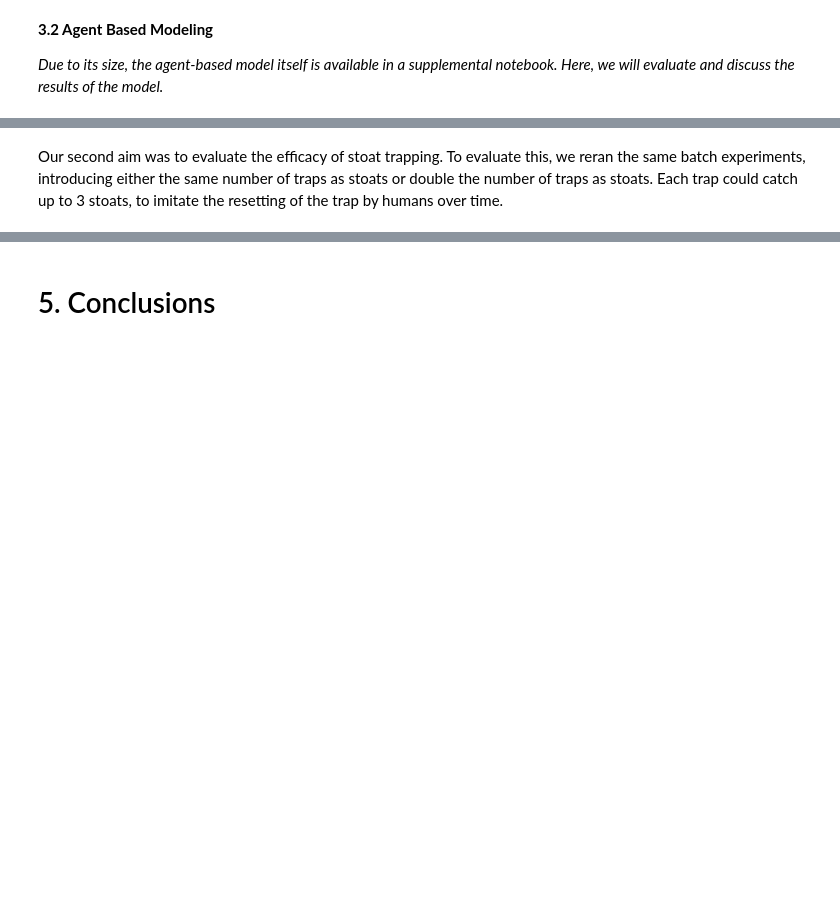
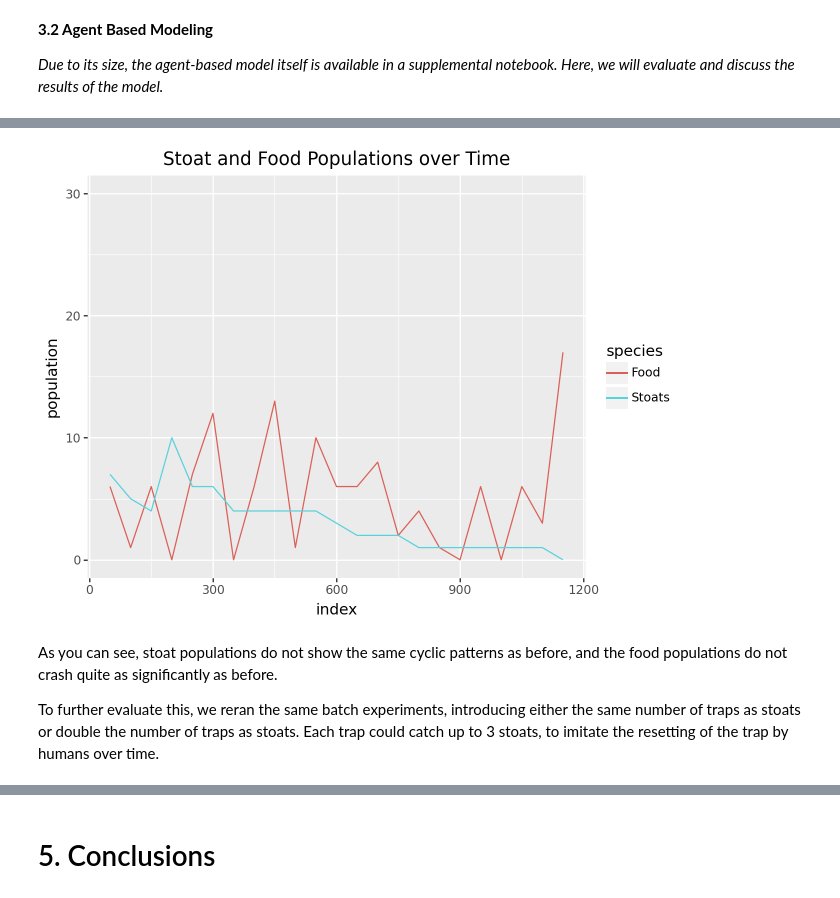
Before and after one commit to k-atej/stoatmodel, a Jupyter notebook: scicomp-stoat-model.ipynb, the cells around one changed output, grey strips where cells are left out. Drawn from its saved outputs; the diff is of its cells as text; code cells hidden in the pictures; blank space fills up the shorter version.

```diff
--- a/scicomp-stoat-model.ipynb
+++ b/scicomp-stoat-model.ipynb
@@ -294,2 +388,21 @@ As you can see above, food density was the primary factor which determined the s
+# %%
+df = pd.read_csv("/kaggle/input/stoats-traps-population-equal-traps/stoatdeath_singleexample_density025_15stoats_r10_15traps.csv")
+df = df.reset_index()
+df['index'] = df['index'] + 1
+# %%
+dfmelt=pd.melt(df, id_vars=['index'], value_vars=["Food", "Stoats"],
+               var_name='species', value_name='population')
+dfmelt = dfmelt[dfmelt['index']%50 == 0]
+# %%
+(
+    ggplot(dfmelt, aes("index", "population", color="species"))
+    + geom_line()
+    + ylim(0, 30)
+    + ggtitle("Stoat and Food Populations over Time")
+)
+# %% [output]
+[figure, added]
 # %% [markdown]
-Our second aim was to evaluate the efficacy of stoat trapping. To evaluate this, we reran the same batch experiments, introducing either the same number of traps as stoats or double the number of traps as stoats. Each trap could catch up to 3 stoats, to imitate the resetting of the trap by humans over time.
+As you can see, stoat populations do not show the same cyclic patterns as before, and the food populations do not crash quite as significantly as before.
+
+To further evaluate this, we reran the same batch experiments, introducing either the same number of traps as stoats or double the number of traps as stoats. Each trap could catch up to 3 stoats, to imitate the resetting of the trap by humans over time.
```
Also changed, not shown: parts of 37 cells of this notebook.
